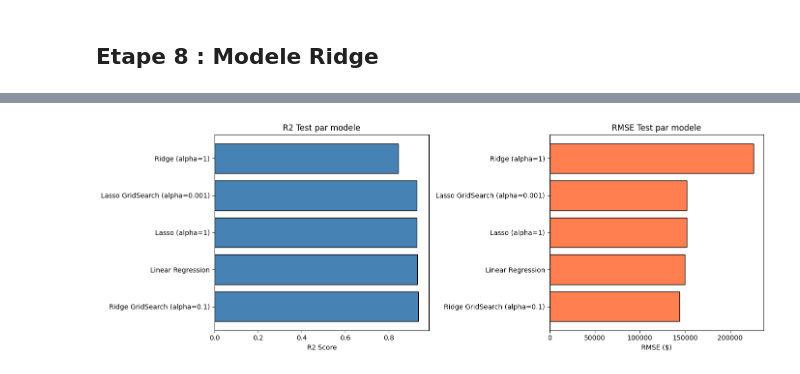
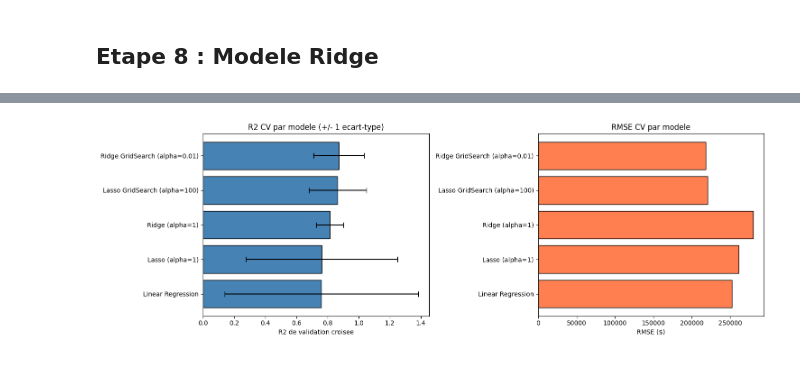
Before and after one commit to emelineroblot/jedha-walmart-project, a Jupyter notebook: 01-Walmart_sales.ipynb, the cells around one changed output, grey strips where cells are left out. Saved outputs shown, nothing was run; the diff lists cells and outputs as text; code cells hidden in the pictures.

```diff
--- a/01-Walmart_sales.ipynb
+++ b/01-Walmart_sales.ipynb
@@ -681,0 +955,14 @@ Lasso GridSearch (alpha=0.001) 0.928991 152156.131014
+# %%
+# Grille calee sur l'echelle de y
+grid_lasso = GridSearchCV(
+    build_pipeline(Lasso(**LASSO_KW)),
+    {'model__alpha': [1, 10, 100, 1000, 10000, 100000]},
+    cv=GRID_CV,
+    scoring='neg_root_mean_squared_error',
+)
+grid_lasso.fit(X_train, y_train)
+
+best_alpha_lasso = grid_lasso.best_params_['model__alpha']
+print("=== LASSO - GridSearchCV ===")
+print(f"Meilleur alpha     : {best_alpha_lasso}")
+print(f"RMSE de validation : {-grid_lasso.best_score_:,.0f} $")
@@ -681,0 +973,10 @@ Lasso GridSearch (alpha=0.001) 0.928991 152156.131014
+# %%
+results[f'Ridge GridSearch (alpha={best_alpha_ridge})'] = cv_evaluate(
+    lambda: Ridge(alpha=best_alpha_ridge), X_train, y_train)
+results[f'Lasso GridSearch (alpha={best_alpha_lasso})'] = cv_evaluate(
+    lambda: Lasso(alpha=best_alpha_lasso, **LASSO_KW), X_train, y_train)
+
+print_cv(f"RIDGE optimise (alpha={best_alpha_ridge})",
+         results[f'Ridge GridSearch (alpha={best_alpha_ridge})'])
+print_cv(f"LASSO optimise (alpha={best_alpha_lasso})",
+         results[f'Lasso GridSearch (alpha={best_alpha_lasso})'])
@@ -682,18 +1050,17 @@ Lasso GridSearch (alpha=0.001) 0.928991 152156.131014
 # %%
-# Visualisation comparative
-fig, axes = plt.subplots(1, 2, figsize=(14, 5))
+fig, axes = plt.subplots(1, 2, figsize=(15, 5))
+order = comparison.iloc[::-1]
 
-# R2
-axes[0].barh(comparison['Modele'], comparison['R2 Test'], color='steelblue', edgecolor='black')
-axes[0].set_xlabel('R2 Score')
-axes[0].set_title('R2 Test par modele')
+axes[0].barh(order['Modele'], order['R2 CV'], xerr=order['Std R2'],
+             color='steelblue', edgecolor='black', capsize=4)
+axes[0].set_xlabel('R2 de validation croisee')
+axes[0].set_title('R2 CV par modele (+/- 1 ecart-type)')
 
-# RMSE
-axes[1].barh(comparison['Modele'], comparison['RMSE Test'], color='coral', edgecolor='black')
+axes[1].barh(order['Modele'], order['RMSE CV'], color='coral', edgecolor='black')
 axes[1].set_xlabel('RMSE ($)')
-axes[1].set_title('RMSE Test par modele')
+axes[1].set_title('RMSE CV par modele')
 
 plt.tight_layout()
 plt.show()
 # %% [output]
-[figure, old version]
+[figure, new version]
```
Also changed, not shown: parts of 65 cells of this notebook, 4 other files.
